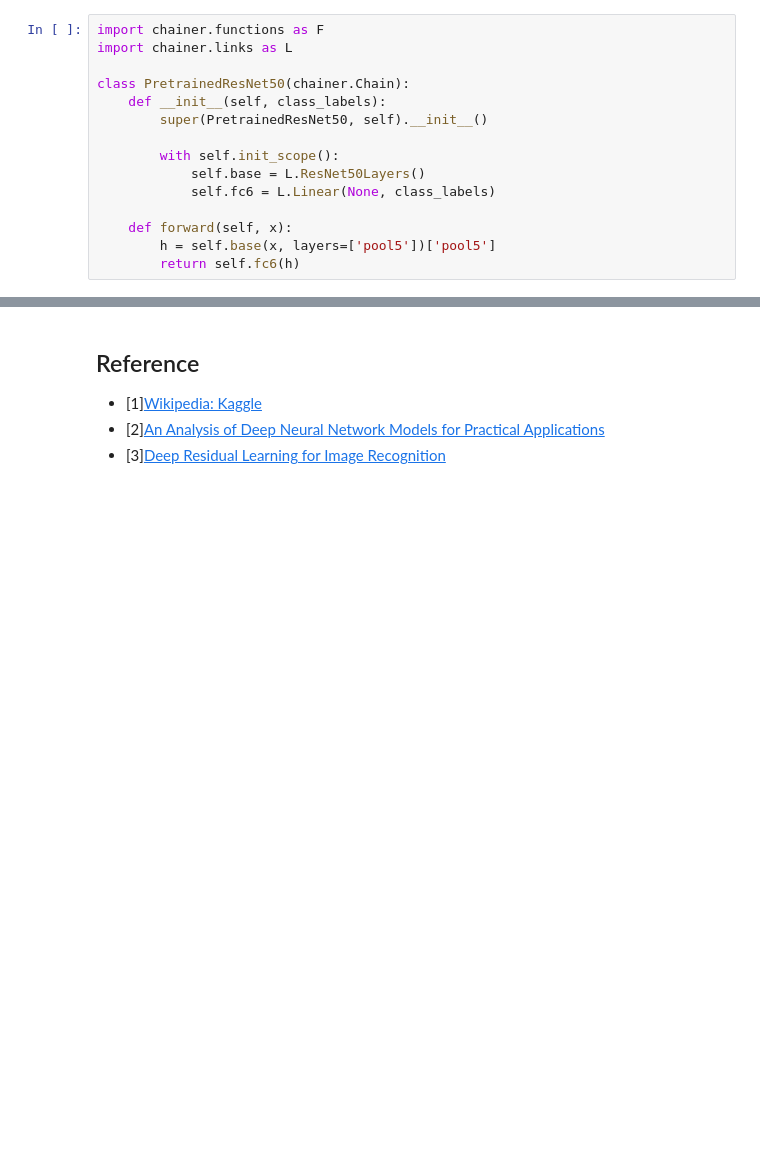
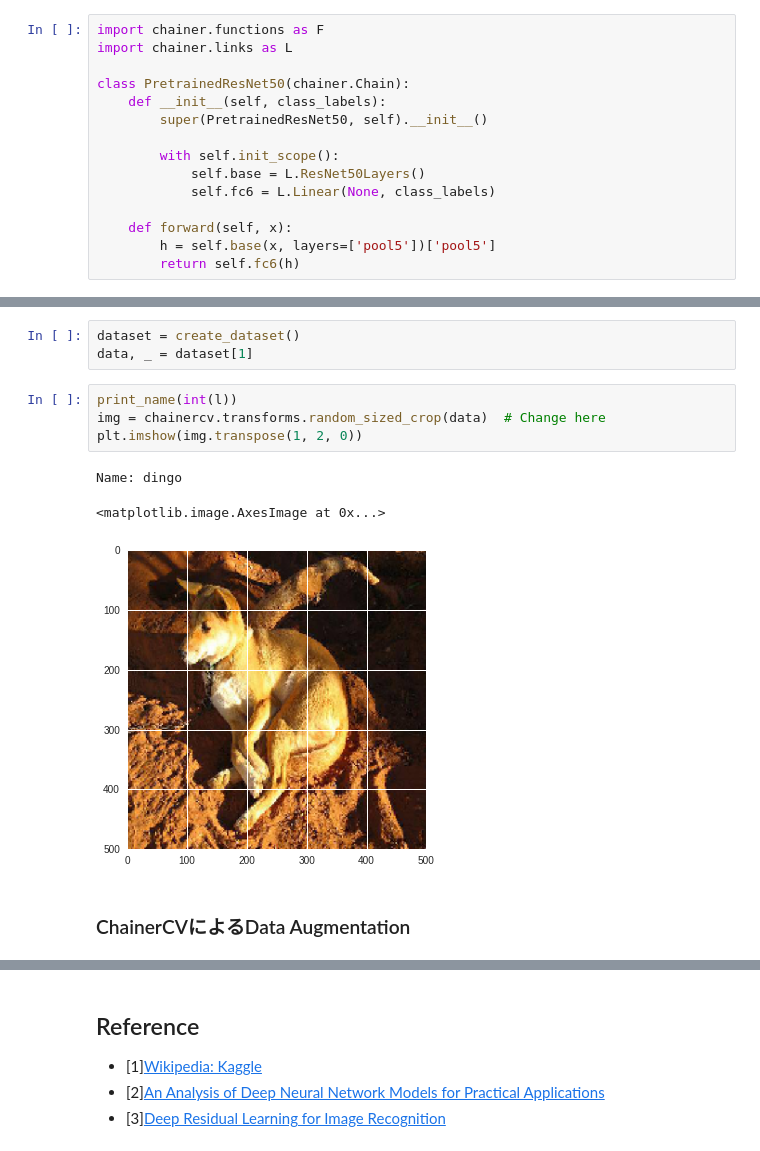
Before and after one commit to chainer-community/chainer-colab-notebook, a Jupyter notebook: hands_on_ja/chainer/begginers_hands_on/02_Chainer_kaggle_tutorial.ipynb, the cells around one changed output, grey strips where cells are left out. Drawn from its saved outputs; the diff is of its cells as text; blank space fills up the shorter version.

```diff
--- a/hands_on_ja/chainer/begginers_hands_on/02_Chainer_kaggle_tutorial.ipynb
+++ b/hands_on_ja/chainer/begginers_hands_on/02_Chainer_kaggle_tutorial.ipynb
@@ -970,0 +1218,13 @@ class PretrainedResNet50(chainer.Chain):
+# %%
+dataset = create_dataset()
+data, _ = dataset[1]
+# %%
+print_name(int(l))
+img = chainercv.transforms.random_sized_crop(data)  # Change here
+plt.imshow(img.transpose(1, 2, 0))
+# %% [output]
+Name: dingo
+<matplotlib.image.AxesImage at 0x...>
+[figure, added]
+# %% [markdown]
+### ChainerCVによるData Augmentation
```
Also changed, not shown: parts of 64 cells of this notebook.
